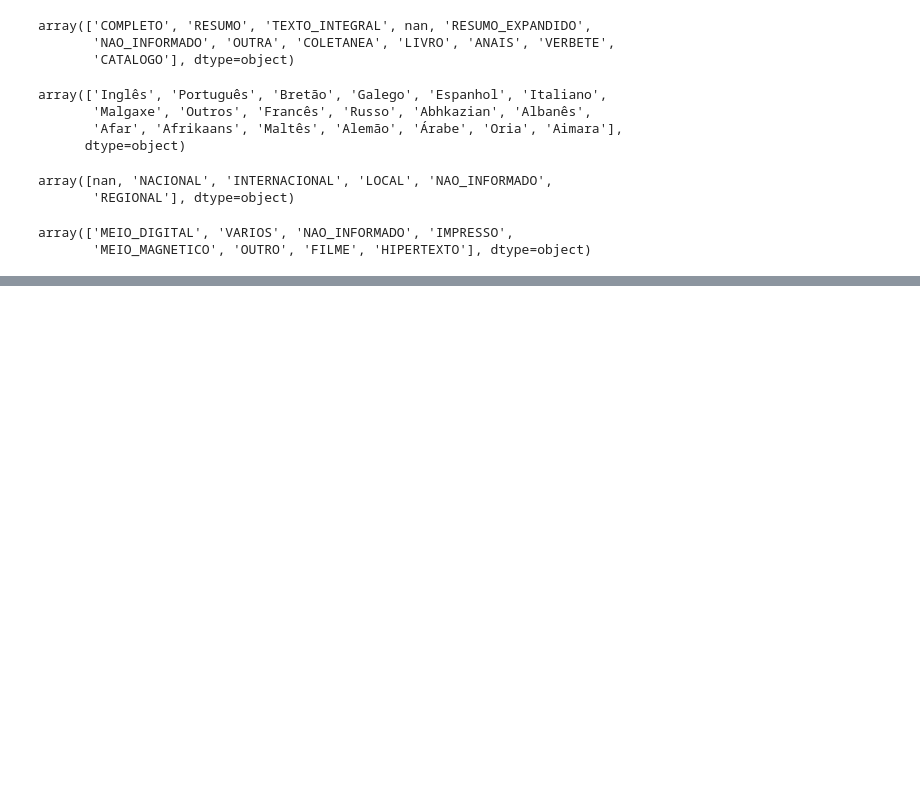
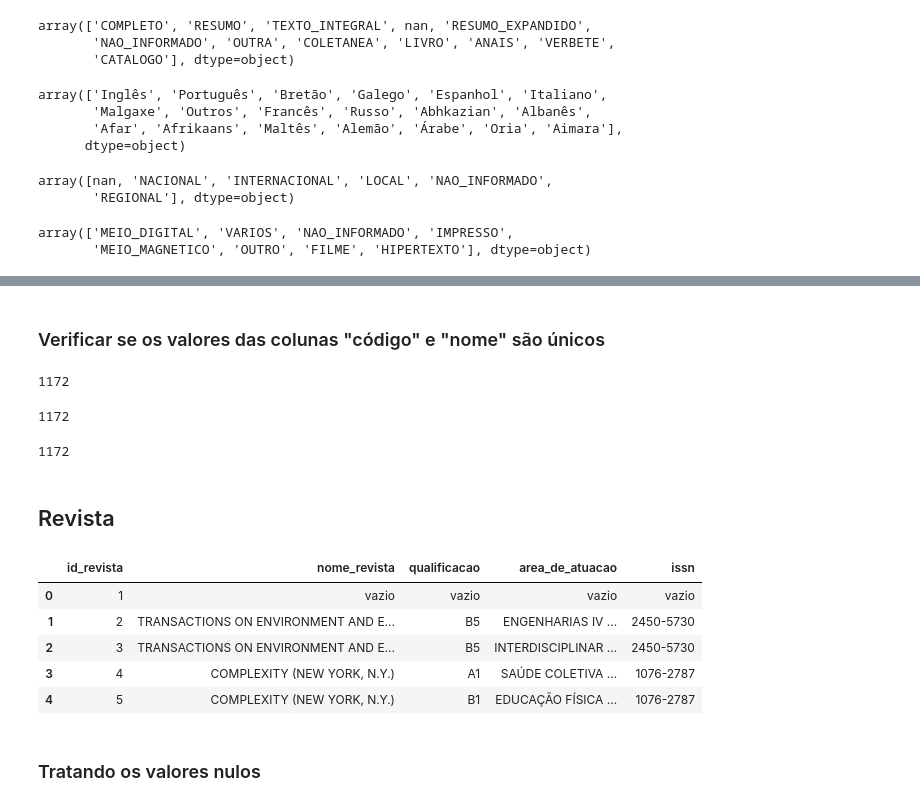
Before and after one commit to marcelsby/tcc-ifg-kg, a Jupyter notebook: notebooks/ifg_produz/Preprocessing Produção Bibliográfica.ipynb, the cells around one changed output, grey strips where cells are left out. Drawn from its saved outputs; the diff is of its cells as text; code cells hidden in the pictures; blank space fills up the shorter version.

```diff
--- a/notebooks/ifg_produz/Preprocessing Produção Bibliográfica.ipynb
+++ b/notebooks/ifg_produz/Preprocessing Produção Bibliográfica.ipynb
@@ -121,0 +158,28 @@ producao_bibliografica.sample(5)
+# %% [markdown]
+### Verificar se os valores das colunas "código" e "nome" são únicos
+# %%
+# Quantidade de linhas do dataset
+conferencia.shape[0]
+# %% [output]
+1172
+# %%
+conferencia['codigo'].nunique()
+# %% [output]
+1172
+# %%
+conferencia['nome'].nunique()
+# %% [output]
+1172
+# %% [markdown]
+## Revista
+# %%
+revista = pd.read_csv(IFG_PRODUZ_STORAGE_DIR / "extracted/revista.csv", delimiter=";")
+
+revista.head(n=5)
+# %% [output]
+|  | id_revista | nome_revista | qualificacao | area_de_atuacao | issn |
+| 0 | 1 | vazio | vazio | vazio | vazio |
+| 1 | 2 | TRANSACTIONS ON ENVIRONMENT AND E... | B5 | ENGENHARIAS IV ... | 2450-5730 |
+| 2 | 3 | TRANSACTIONS ON ENVIRONMENT AND E... | B5 | INTERDISCIPLINAR ... | 2450-5730 |
+| 3 | 4 | COMPLEXITY (NEW YORK, N.Y.) | A1 | SAÚDE COLETIVA ... | 1076-2787 |
+| 4 | 5 | COMPLEXITY (NEW YORK, N.Y.) | B1 | EDUCAÇÃO FÍSICA ... | 1076-2787 |
@@ -121,0 +191,2 @@ producao_bibliografica.sample(5)
+# %% [markdown]
+### Tratando os valores nulos
```
Also changed, not shown: parts of 31 cells of this notebook, 1 other file.
